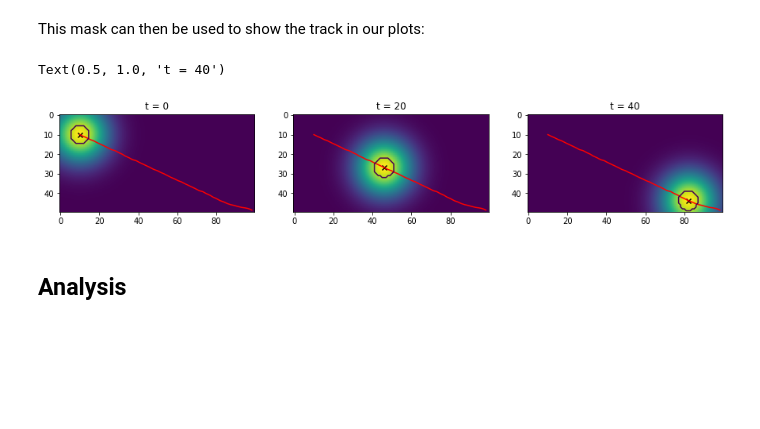
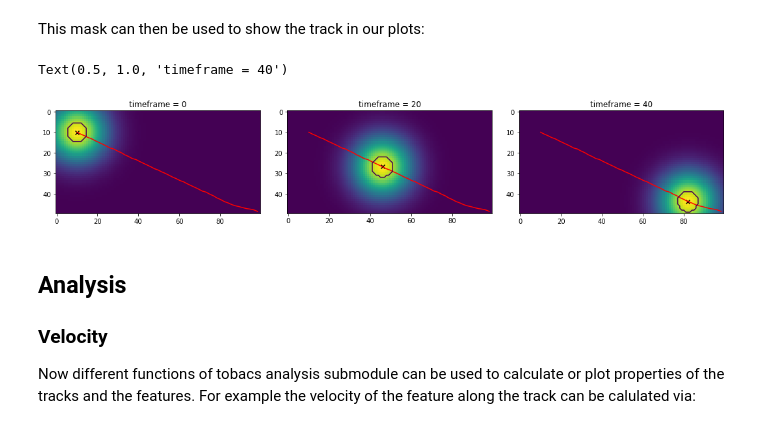
Before and after one commit to tobac-project/tobac-tutorials, a Jupyter notebook: tutorials/Tutorials/basic_functionality.ipynb, the cells around one changed output. Cells and saved outputs as stored; diff of their text form; code cells hidden in the pictures; blank space fills up the shorter version.

Commit message:
analysis added

```diff
--- a/tutorials/Tutorials/basic_functionality.ipynb
+++ b/tutorials/Tutorials/basic_functionality.ipynb
@@ -263,29 +271,32 @@ track_mask = track['cell'] == 1.0
 # %% [markdown]
 This mask can then be used to show the track in our plots:
 # %%
-%matplotlib inline
-
 fig, (ax1, ax2, ax3) = plt.subplots(ncols = 3, figsize = (15, 5))
+fig.tight_layout()
 
 ax1.imshow(test_data.data[0])
 ax1.plot(track.where(track_mask)['hdim_2'], track.where(track_mask)['hdim_1'], 'r-')
 ax1.scatter(features.where(mask_1)['hdim_2'], features.where(mask_1)['hdim_1'], color = 'black', marker = 'x')
 ax1.contour(mask[0], levels = [0.5])
-ax1.set_title('t = 0')
+ax1.set_title('timeframe = 0')
 
 ax2.imshow(test_data.data[20])
 ax2.plot(track.where(track_mask)['hdim_2'], track.where(track_mask)['hdim_1'], 'r-')
 ax2.scatter(features.where(mask_2)['hdim_2'], features.where(mask_2)['hdim_1'], color = 'black', marker = 'x')
 ax2.contour(mask[20], levels = [0.5])
-ax2.set_title('t = 20')
+ax2.set_title('timeframe = 20')
 
 ax3.imshow(test_data.data[40])
 ax3.plot(track.where(track_mask)['hdim_2'], track.where(track_mask)['hdim_1'], 'r-')
 ax3.scatter(features.where(mask_3)['hdim_2'], features.where(mask_3)['hdim_1'], color = 'black', marker = 'x')
 ax3.contour(mask[40], levels = [0.5])
-ax3.set_title('t = 40')
+ax3.set_title('timeframe = 40')
 # %% [output]
-Text(0.5, 1.0, 't = 40')
+Text(0.5, 1.0, 'timeframe = 40')
-[figure, old version]
+[figure, new version]
 # %% [markdown]
 ## Analysis
+
+### Velocity
+
+Now different functions of tobacs analysis submodule can be used to calculate or plot properties of the tracks and the features. For example the velocity of the feature along the track can be calulated via:
```
Also changed, not shown: parts of 18 cells of this notebook.
